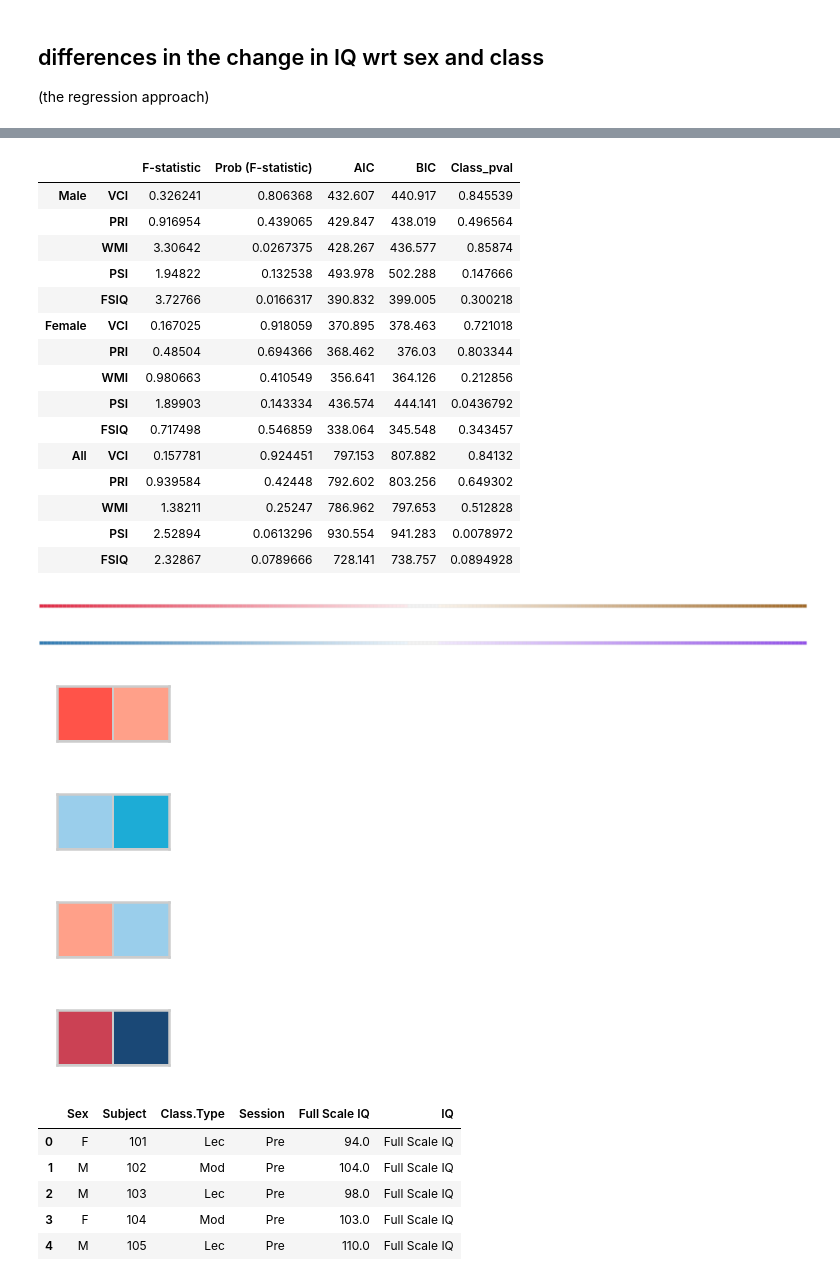
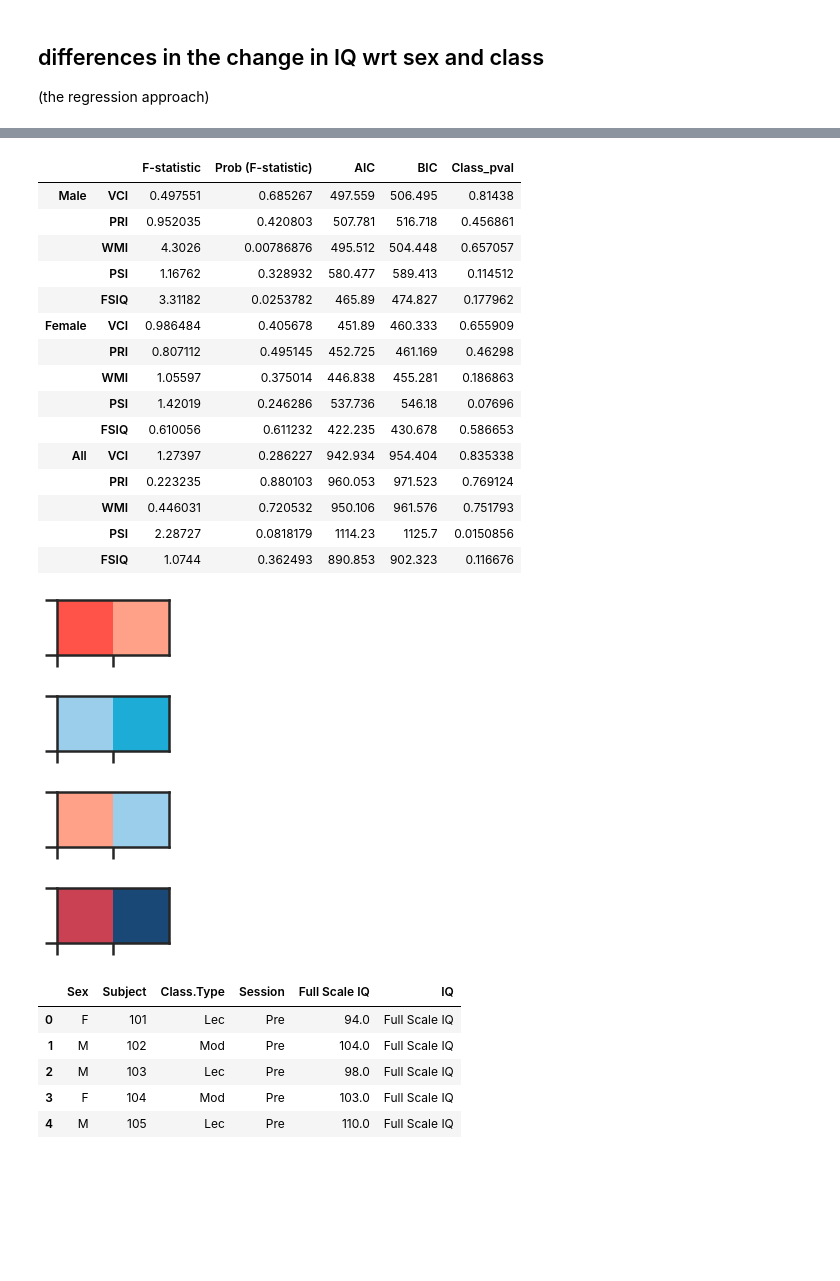
Before and after one commit to 62442katieb/IDConn, a Jupyter notebook: descriptives-imputed.ipynb, the cells around one changed output, grey strips where cells are left out. Saved outputs shown, nothing was run; the diff lists cells and outputs as text; code cells hidden in the pictures; blank space fills up the shorter version.

```diff
--- a/descriptives-imputed.ipynb
+++ b/descriptives-imputed.ipynb
@@ -13,9 +13,9 @@ import fancyimpute as fi
 #this little line of code lets us see the plots in the notebook
 %matplotlib inline
 #this uses seaborn (sns) to set the style for all the plots
-sns.set(context='poster', style='whitegrid', font_scale=1.4)
+sns.set(context='poster', style='ticks')
 from os.path import join
-from scipy.stats import ttest_ind, spearmanr, pearsonr, ttest_rel,  wilcoxon, mannwhitneyu
+from scipy.stats import ttest_ind, spearmanr, pearsonr, ttest_rel,  wilcoxon, mannwhitneyu, ttest_ind_from_stats
 import statsmodels as sm
 
 
@@ -806,24 +1003,25 @@ for iq_meas in iqs:
     iqXclassXsex.at[('Female', iq_meas), 'Class_pval'] = grade_on_delta_iq.pvalues[1]
     if grade_on_delta_iq.f_pvalue < p_corr:
         print(grade_on_delta_iq.summary())
+iqXclassXsex.to_csv(join(data_dir, 'rescored', 'IQ_on_Class_Age_Strt.csv'))
 iqXclassXsex
 # %% [output]
 |  |  | F-statistic | Prob (F-statistic) | AIC | BIC | Class_pval |
-| Male | VCI | 0.326241 | 0.806368 | 432.607 | 440.917 | 0.845539 |
-|  | PRI | 0.916954 | 0.439065 | 429.847 | 438.019 | 0.496564 |
-|  | WMI | 3.30642 | 0.0267375 | 428.267 | 436.577 | 0.85874 |
-|  | PSI | 1.94822 | 0.132538 | 493.978 | 502.288 | 0.147666 |
-|  | FSIQ | 3.72766 | 0.0166317 | 390.832 | 399.005 | 0.300218 |
-| Female | VCI | 0.167025 | 0.918059 | 370.895 | 378.463 | 0.721018 |
-|  | PRI | 0.48504 | 0.694366 | 368.462 | 376.03 | 0.803344 |
-|  | WMI | 0.980663 | 0.410549 | 356.641 | 364.126 | 0.212856 |
-|  | PSI | 1.89903 | 0.143334 | 436.574 | 444.141 | 0.0436792 |
-|  | FSIQ | 0.717498 | 0.546859 | 338.064 | 345.548 | 0.343457 |
-| All | VCI | 0.157781 | 0.924451 | 797.153 | 807.882 | 0.84132 |
-|  | PRI | 0.939584 | 0.42448 | 792.602 | 803.256 | 0.649302 |
-|  | WMI | 1.38211 | 0.25247 | 786.962 | 797.653 | 0.512828 |
-|  | PSI | 2.52894 | 0.0613296 | 930.554 | 941.283 | 0.0078972 |
-|  | FSIQ | 2.32867 | 0.0789666 | 728.141 | 738.757 | 0.0894928 |
+| Male | VCI | 0.497551 | 0.685267 | 497.559 | 506.495 | 0.81438 |
+|  | PRI | 0.952035 | 0.420803 | 507.781 | 516.718 | 0.456861 |
+|  | WMI | 4.3026 | 0.00786876 | 495.512 | 504.448 | 0.657057 |
+|  | PSI | 1.16762 | 0.328932 | 580.477 | 589.413 | 0.114512 |
+|  | FSIQ | 3.31182 | 0.0253782 | 465.89 | 474.827 | 0.177962 |
+| Female | VCI | 0.986484 | 0.405678 | 451.89 | 460.333 | 0.655909 |
+|  | PRI | 0.807112 | 0.495145 | 452.725 | 461.169 | 0.46298 |
+|  | WMI | 1.05597 | 0.375014 | 446.838 | 455.281 | 0.186863 |
+|  | PSI | 1.42019 | 0.246286 | 537.736 | 546.18 | 0.07696 |
+|  | FSIQ | 0.610056 | 0.611232 | 422.235 | 430.678 | 0.586653 |
+| All | VCI | 1.27397 | 0.286227 | 942.934 | 954.404 | 0.835338 |
+|  | PRI | 0.223235 | 0.880103 | 960.053 | 971.523 | 0.769124 |
+|  | WMI | 0.446031 | 0.720532 | 950.106 | 961.576 | 0.751793 |
+|  | PSI | 2.28727 | 0.0818179 | 1114.23 | 1125.7 | 0.0150856 |
+|  | FSIQ | 1.0744 | 0.362493 | 890.853 | 902.323 | 0.116676 |
 # %%
 crayons_l = sns.crayon_palette(['Vivid Tangerine', 'Cornflower'])
 crayons_d = sns.crayon_palette(['Brick Red', 'Midnight Blue'])
@@ -836,19 +1031,14 @@ m = sns.diverging_palette(243, 278, s=85, l=50, n=200)
 # %%
-sns.palplot(f)
-sns.palplot(m)
-
 sns.palplot(f_2)
 sns.palplot(m_2)
 
 sns.palplot(crayons_l)
 sns.palplot(crayons_d)
 # %% [output]
-[figure, old version]
+[figure, new version]
-[figure, old version]
+[figure, new version]
-[figure, old version]
+[figure, new version]
-[figure, old version]
+[figure, new version]
-[figure, removed]
-[figure, removed]
 # %%
 corrfonty = {'fontsize': 10,
              'fontweight': 'regular',
```
Also changed, not shown: parts of 78 cells of this notebook, 48 other files.
